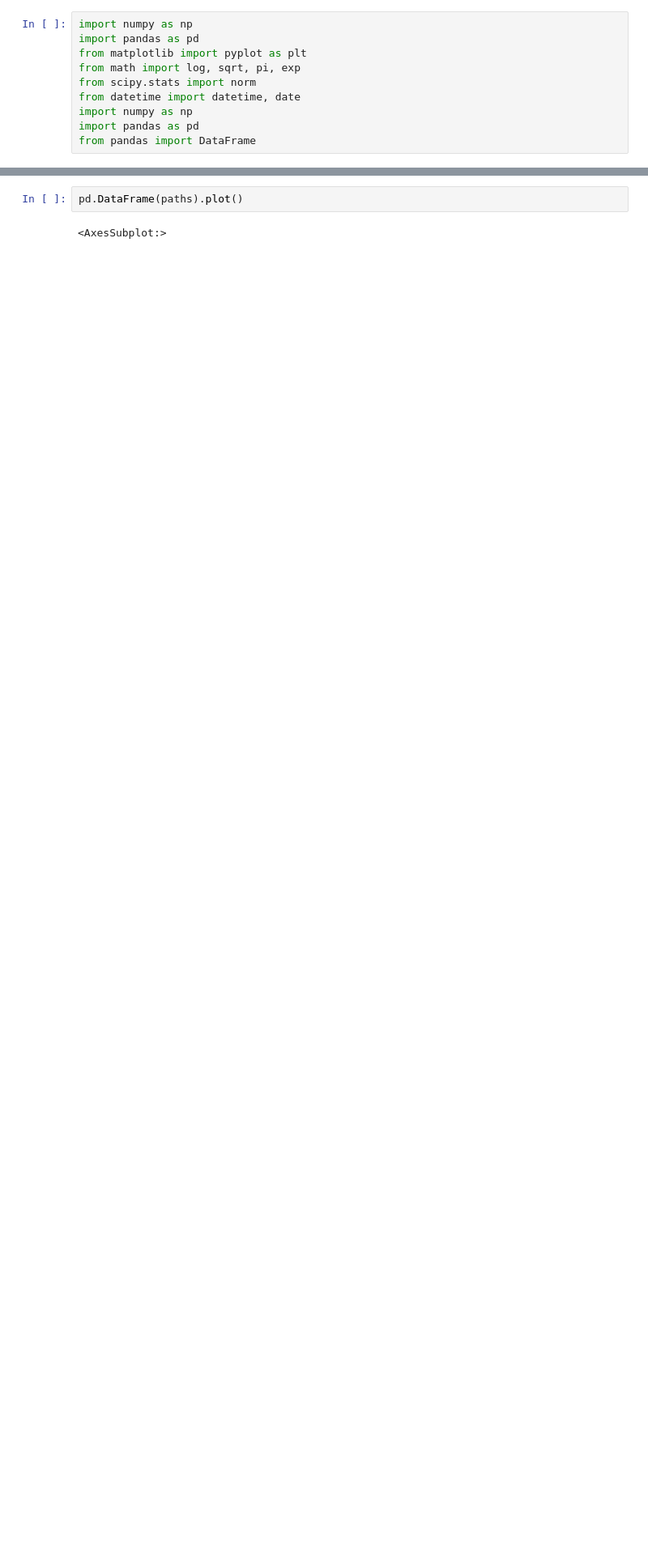
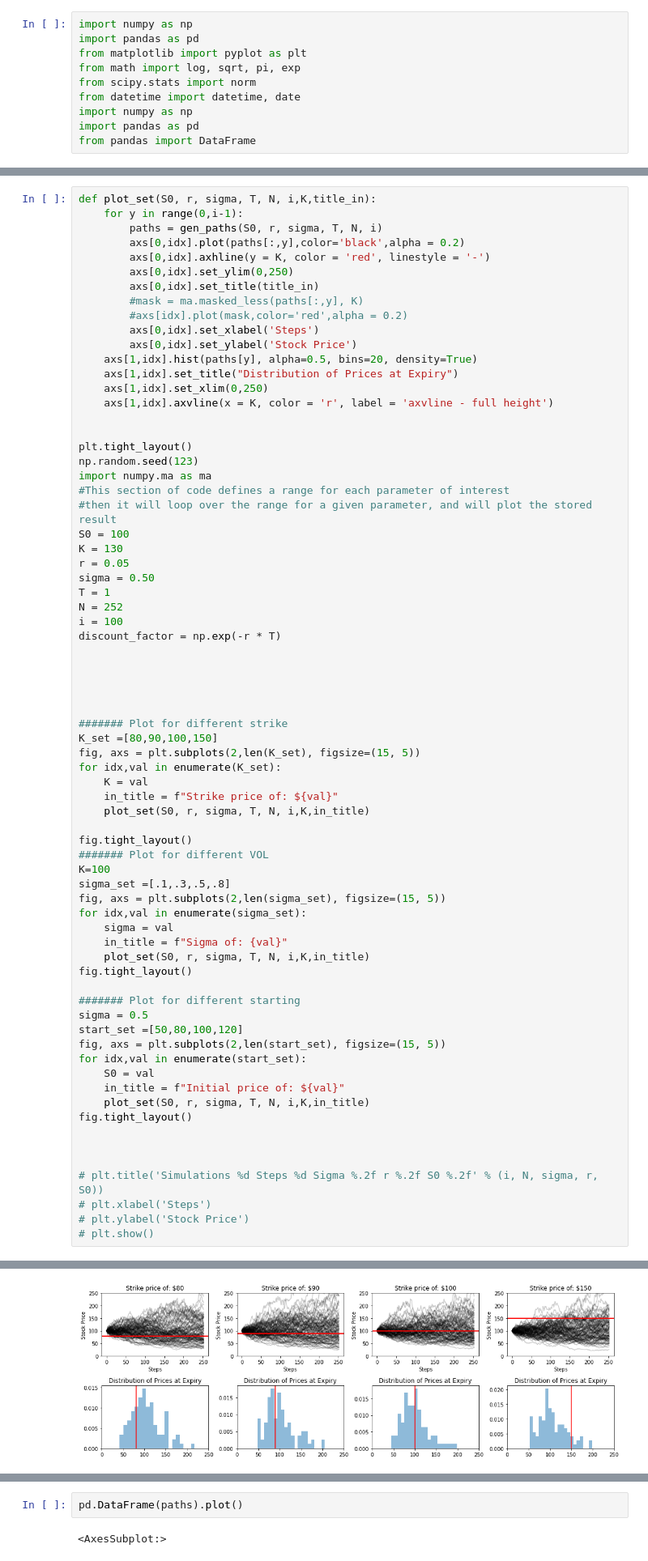
Before and after one commit to willcrossb/option_pricing, a Jupyter notebook: Simulated_brownian.ipynb, the cells around one changed output, grey strips where cells are left out. Shown at 81% size. Saved outputs shown, nothing was run; the diff lists cells and outputs as text; blank space fills up the shorter version.

Commit message:
big improvements to plots

```diff
--- a/Simulated_brownian.ipynb
+++ b/Simulated_brownian.ipynb
@@ -123,0 +106,72 @@ x = np.linspace(range_pair[0], range_pair[1], steps)
+# %%
+def plot_set(S0, r, sigma, T, N, i,K,title_in):
+    for y in range(0,i-1):
+        paths = gen_paths(S0, r, sigma, T, N, i)
+        axs[0,idx].plot(paths[:,y],color='black',alpha = 0.2)
+        axs[0,idx].axhline(y = K, color = 'red', linestyle = '-')
+        axs[0,idx].set_ylim(0,250)
+        axs[0,idx].set_title(title_in)
+        #mask = ma.masked_less(paths[:,y], K)
+        #axs[idx].plot(mask,color='red',alpha = 0.2)
+        axs[0,idx].set_xlabel('Steps')
+        axs[0,idx].set_ylabel('Stock Price')
+    axs[1,idx].hist(paths[y], alpha=0.5, bins=20, density=True)
+    axs[1,idx].set_title("Distribution of Prices at Expiry")
+    axs[1,idx].set_xlim(0,250)
+    axs[1,idx].axvline(x = K, color = 'r', label = 'axvline - full height')
+
+
+plt.tight_layout()
+np.random.seed(123)
+import numpy.ma as ma
+#This section of code defines a range for each parameter of interest
+#then it will loop over the range for a given parameter, and will plot the stored result
+S0 = 100
+K = 130
+r = 0.05
+sigma = 0.50
+T = 1
+N = 252
+i = 100
+discount_factor = np.exp(-r * T)
+
+
+
+
+
+####### Plot for different strike
+K_set =[80,90,100,150]
+fig, axs = plt.subplots(2,len(K_set), figsize=(15, 5))
+for idx,val in enumerate(K_set):
+    K = val
+    in_title = f"Strike price of: ${val}"
+    plot_set(S0, r, sigma, T, N, i,K,in_title)
+
+fig.tight_layout()
+####### Plot for different VOL
+K=100
+sigma_set =[.1,.3,.5,.8]
+fig, axs = plt.subplots(2,len(sigma_set), figsize=(15, 5))
+for idx,val in enumerate(sigma_set):
+    sigma = val
+    in_title = f"Sigma of: {val}"
+    plot_set(S0, r, sigma, T, N, i,K,in_title)
+fig.tight_layout()
+
+####### Plot for different starting
+sigma = 0.5
+start_set =[50,80,100,120]
+fig, axs = plt.subplots(2,len(start_set), figsize=(15, 5))
+for idx,val in enumerate(start_set):
+    S0 = val
+    in_title = f"Initial price of: ${val}"
+    plot_set(S0, r, sigma, T, N, i,K,in_title)
+fig.tight_layout()
+
+
+
+# plt.title('Simulations %d Steps %d Sigma %.2f r %.2f S0 %.2f' % (i, N, sigma, r, S0))
+# plt.xlabel('Steps')
+# plt.ylabel('Stock Price')
+# plt.show()
+# %% [output]
@@ -123,0 +179 @@ x = np.linspace(range_pair[0], range_pair[1], steps)
+[figure, added]
```
Also changed, not shown: parts of 7 cells of this notebook.
